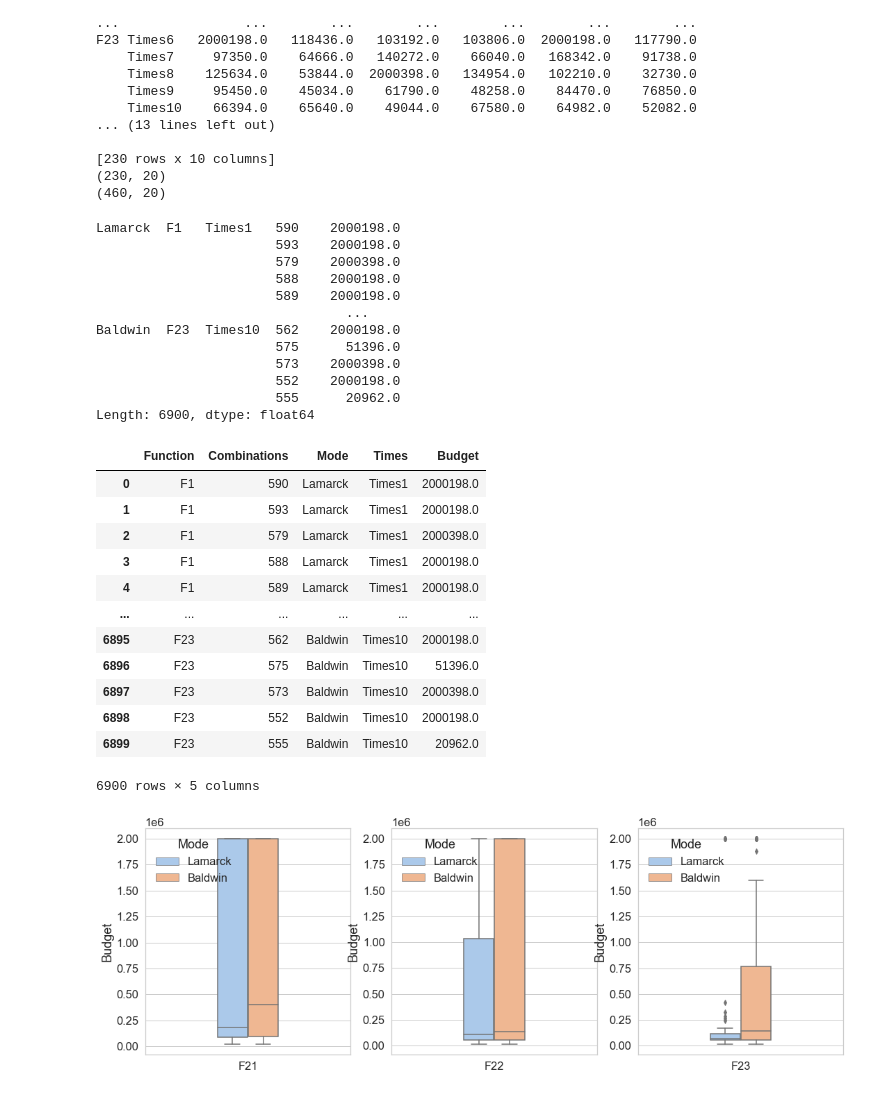
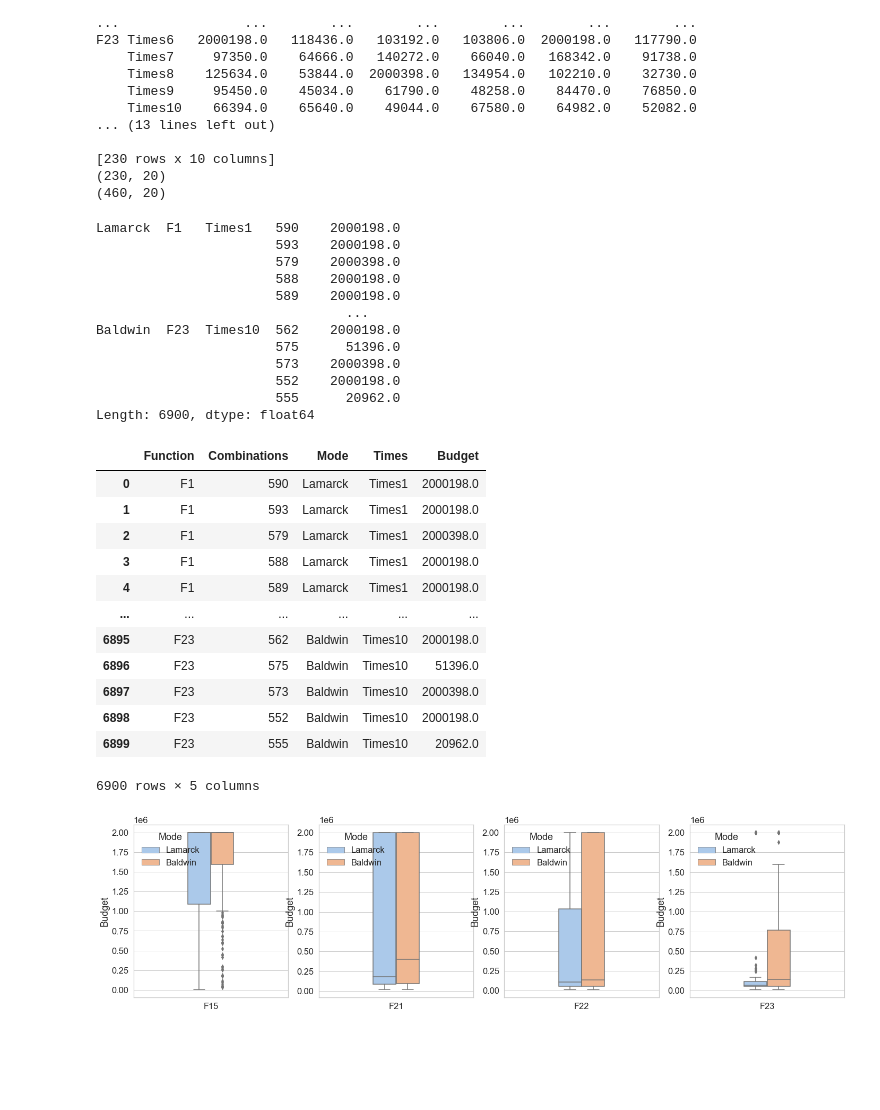
Before and after one commit to JIAOJIAOMEI/Evolution_algorithm, a Jupyter notebook: Final/plots/dataseebudget.ipynb, the cells around one changed output. Drawn from its saved outputs; the diff is of its cells as text; code cells hidden in the pictures; blank space fills up the shorter version.

```diff
--- a/Final/plots/dataseebudget.ipynb
+++ b/Final/plots/dataseebudget.ipynb
@@ -41,10 +41,10 @@ dataframe["Budget"] = dataframe["Budget"].replace("NAN", 0)
 dataframe["Budget"] = pd.to_numeric(dataframe["Budget"])
 dataframe = dataframe.reset_index(drop=False)
 display(dataframe)
-function_list = ["F" + str(i) for i in [21,22,23]]
+function_list = ["F" + str(i) for i in [15,21,22,23]]
 def show_graph(dataframe):
     sns.set_theme(style="whitegrid", palette="pastel",font_scale=1.5)
-    dist_cols = 3
+    dist_cols = 4
     dist_rows = 1
     plt.figure(figsize=(6 * dist_cols, 6 * dist_rows))
     i = 1
@@ -58,31 +58,31 @@ def show_graph(dataframe):
         i = i + 1
     plt.savefig("./Budget_2.png", dpi=1200, bbox_inches='tight')
     plt.show()
 show_graph(dataframe=dataframe)
 # %% [output]
 Lamarck  F1   Times1   590    2000198.0
                        593    2000198.0
                        579    2000398.0
                        588    2000198.0
                        589    2000198.0
                                 ...
 Baldwin  F23  Times10  562    2000198.0
                        575      51396.0
                        573    2000398.0
                        552    2000198.0
                        555      20962.0
 Length: 6900, dtype: float64
 |  | Function | Combinations | Mode | Times | Budget |
 | 0 | F1 | 590 | Lamarck | Times1 | 2000198.0 |
 | 1 | F1 | 593 | Lamarck | Times1 | 2000198.0 |
 | 2 | F1 | 579 | Lamarck | Times1 | 2000398.0 |
 | 3 | F1 | 588 | Lamarck | Times1 | 2000198.0 |
 | 4 | F1 | 589 | Lamarck | Times1 | 2000198.0 |
 | ... | ... | ... | ... | ... | ... |
 | 6895 | F23 | 562 | Baldwin | Times10 | 2000198.0 |
 | 6896 | F23 | 575 | Baldwin | Times10 | 51396.0 |
 | 6897 | F23 | 573 | Baldwin | Times10 | 2000398.0 |
 | 6898 | F23 | 552 | Baldwin | Times10 | 2000198.0 |
 | 6899 | F23 | 555 | Baldwin | Times10 | 20962.0 |
 6900 rows × 5 columns
-[figure, old version]
+[figure, new version]
```
Also changed, not shown: 13 other files.
